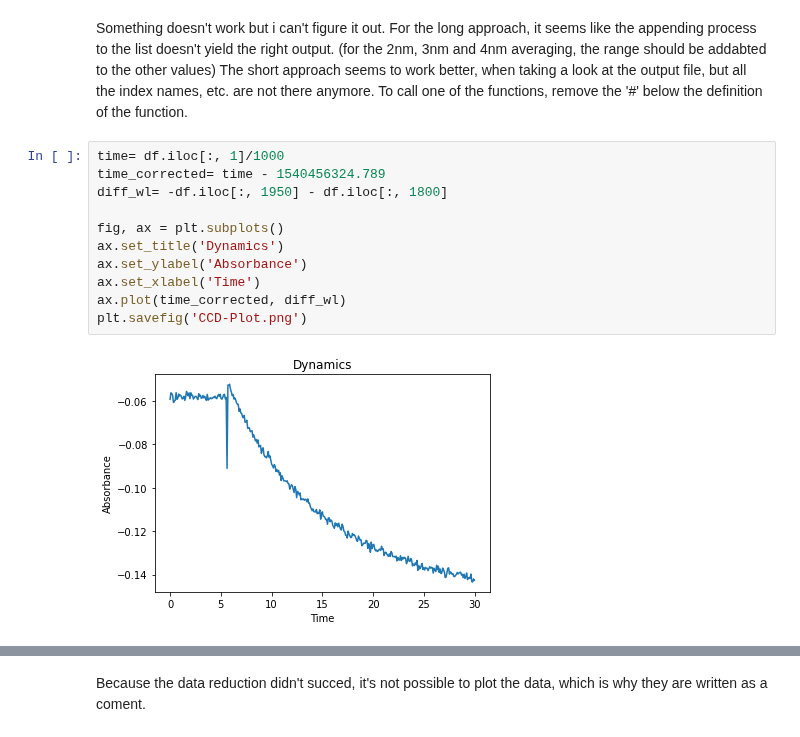
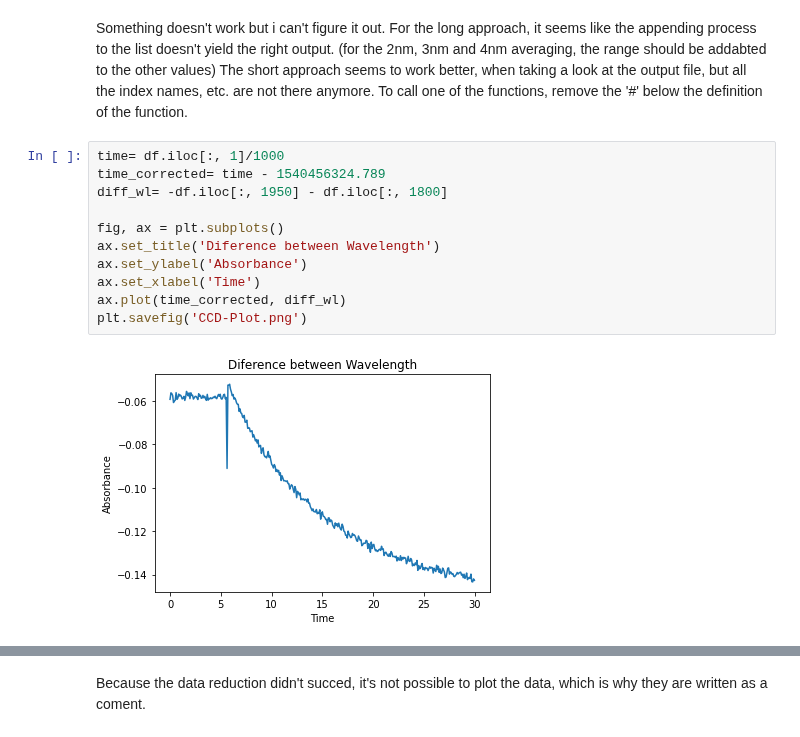
Before and after one commit to TillVollmer5/DSF-FS2022, a Jupyter notebook: CodingTask1.ipynb, the cells around one changed output, grey strips where cells are left out. Saved outputs shown, nothing was run; the diff lists cells and outputs as text.

```diff
--- a/CodingTask1.ipynb
+++ b/CodingTask1.ipynb
@@ -121,16 +121,16 @@ To call one of the functions, remove the '#' below the definition of the functio
 # %%
 time= df.iloc[:, 1]/1000
 time_corrected= time - 1540456324.789
 diff_wl= -df.iloc[:, 1950] - df.iloc[:, 1800]
 
 fig, ax = plt.subplots()
-ax.set_title('Dynamics')
+ax.set_title('Diference between Wavelength')
 ax.set_ylabel('Absorbance')
 ax.set_xlabel('Time')
 ax.plot(time_corrected, diff_wl)
 plt.savefig('CCD-Plot.png')
 # %% [output]
-[figure, old version]
+[figure, new version]
 # %%
 time= df.iloc[:, 1]/1000
 time_corrected= time - 1540456324.789
```
Also changed, not shown: parts of 2 cells of this notebook.
